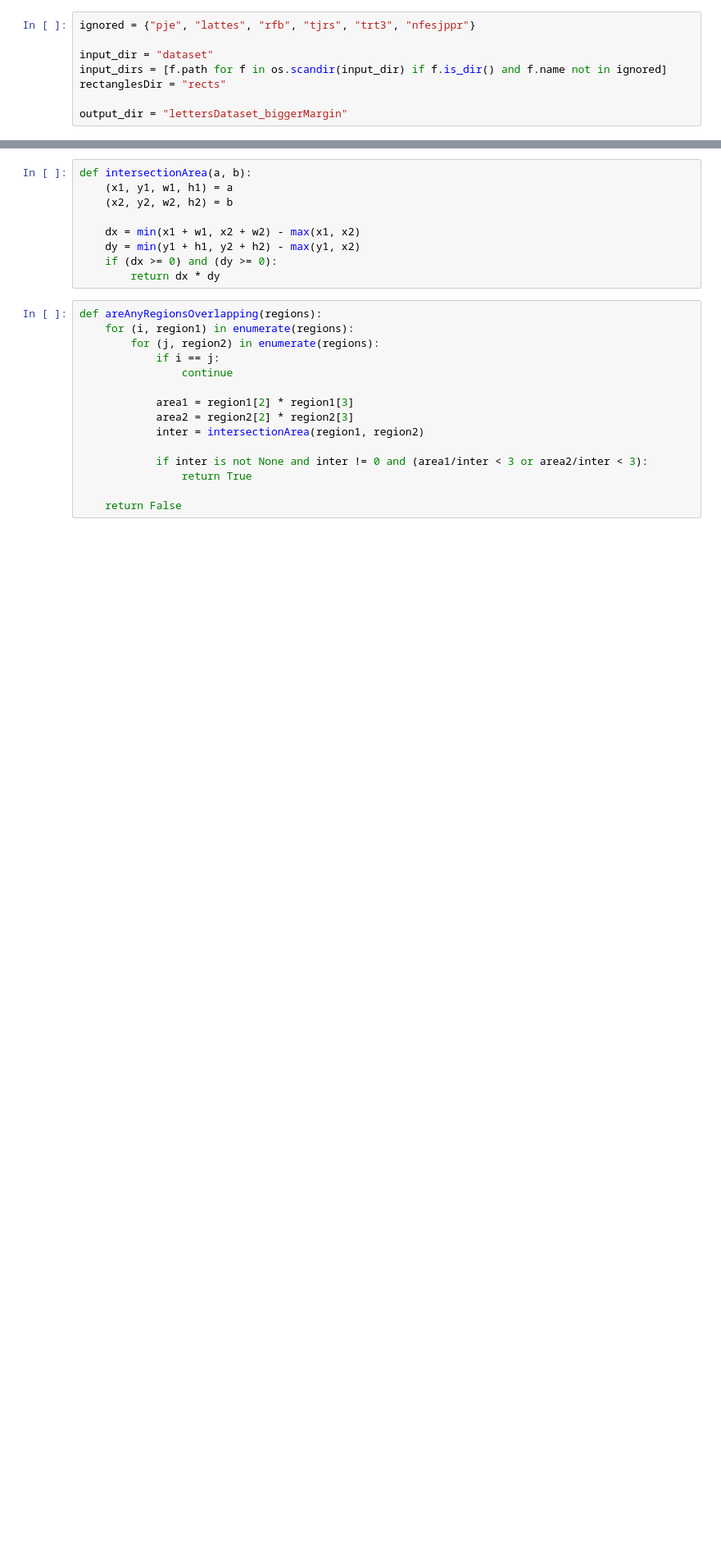
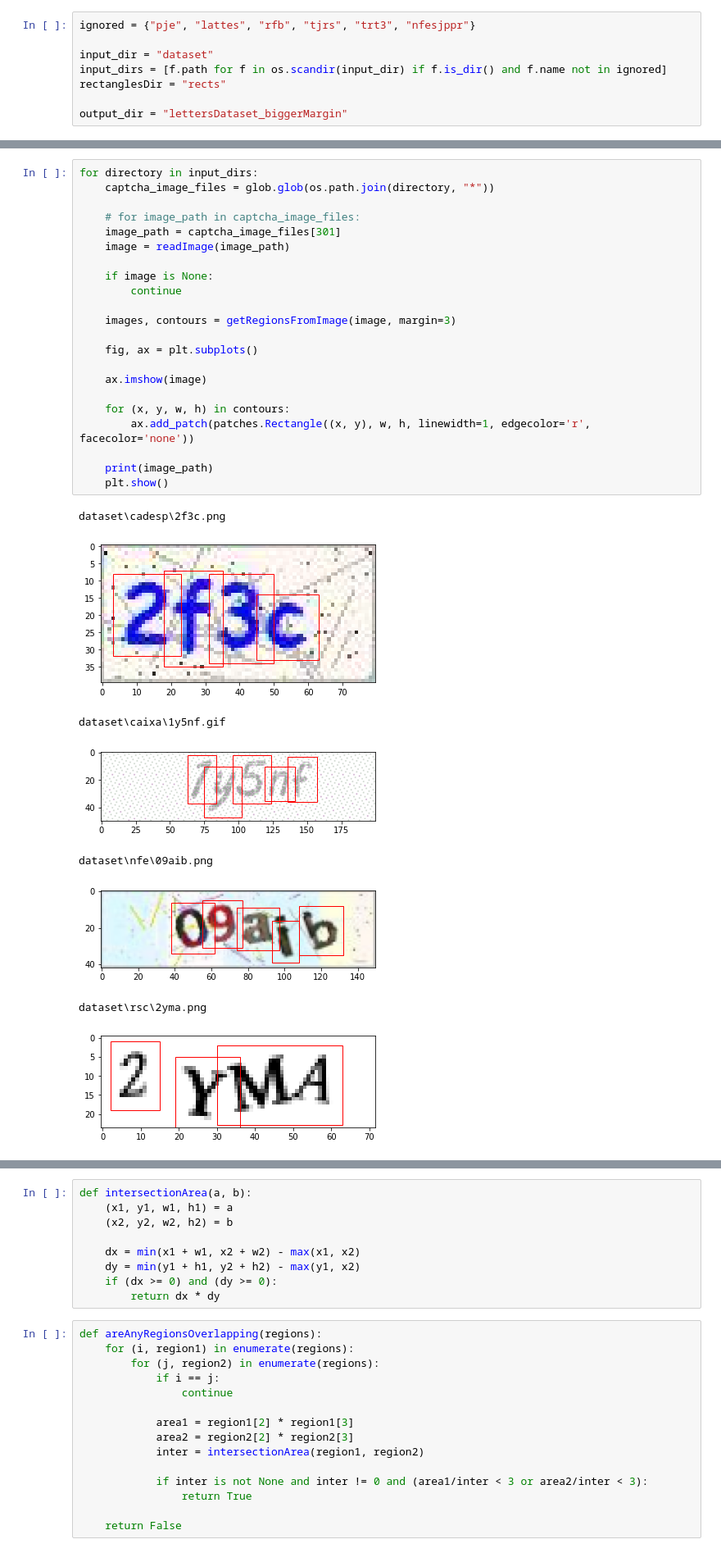
Before and after one commit to maciejewiczow/psi-project-captcha, a Jupyter notebook: generateDataset.ipynb, the cells around one changed output, grey strips where cells are left out. Shown: that part at 82% size. Saved outputs shown, nothing was run; the diff lists cells and outputs as text; blank space fills up the shorter version.

```diff
--- a/generateDataset.ipynb
+++ b/generateDataset.ipynb
@@ -85,0 +25,31 @@ dataset\sintegrarj\2vamr.png
+# %%
+for directory in input_dirs:
+    captcha_image_files = glob.glob(os.path.join(directory, "*"))
+
+    # for image_path in captcha_image_files:
+    image_path = captcha_image_files[301]
+    image = readImage(image_path)
+
+    if image is None:
+        continue
+
+    images, contours = getRegionsFromImage(image, margin=3)
+
+    fig, ax = plt.subplots()
+
+    ax.imshow(image)
+
+    for (x, y, w, h) in contours:
+        ax.add_patch(patches.Rectangle((x, y), w, h, linewidth=1, edgecolor='r', facecolor='none'))
+
+    print(image_path)
+    plt.show()
+# %% [output]
+dataset\cadesp\2f3c.png
+[figure, added]
+dataset\caixa\1y5nf.gif
+[figure, added]
+dataset\nfe\09aib.png
+[figure, added]
+dataset\rsc\2yma.png
+[figure, added]
```
Also changed, not shown: parts of 6 cells of this notebook, 1 other file.
